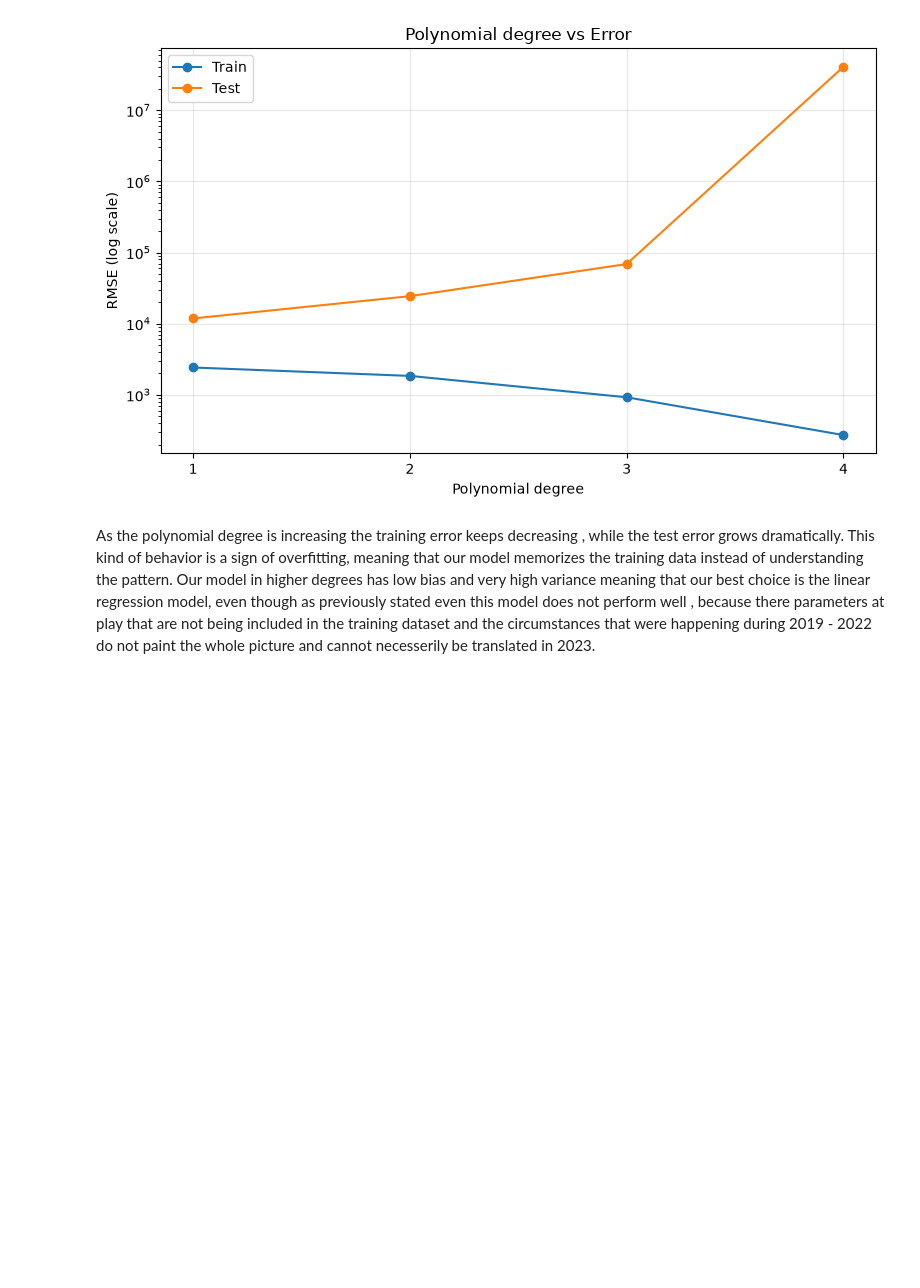
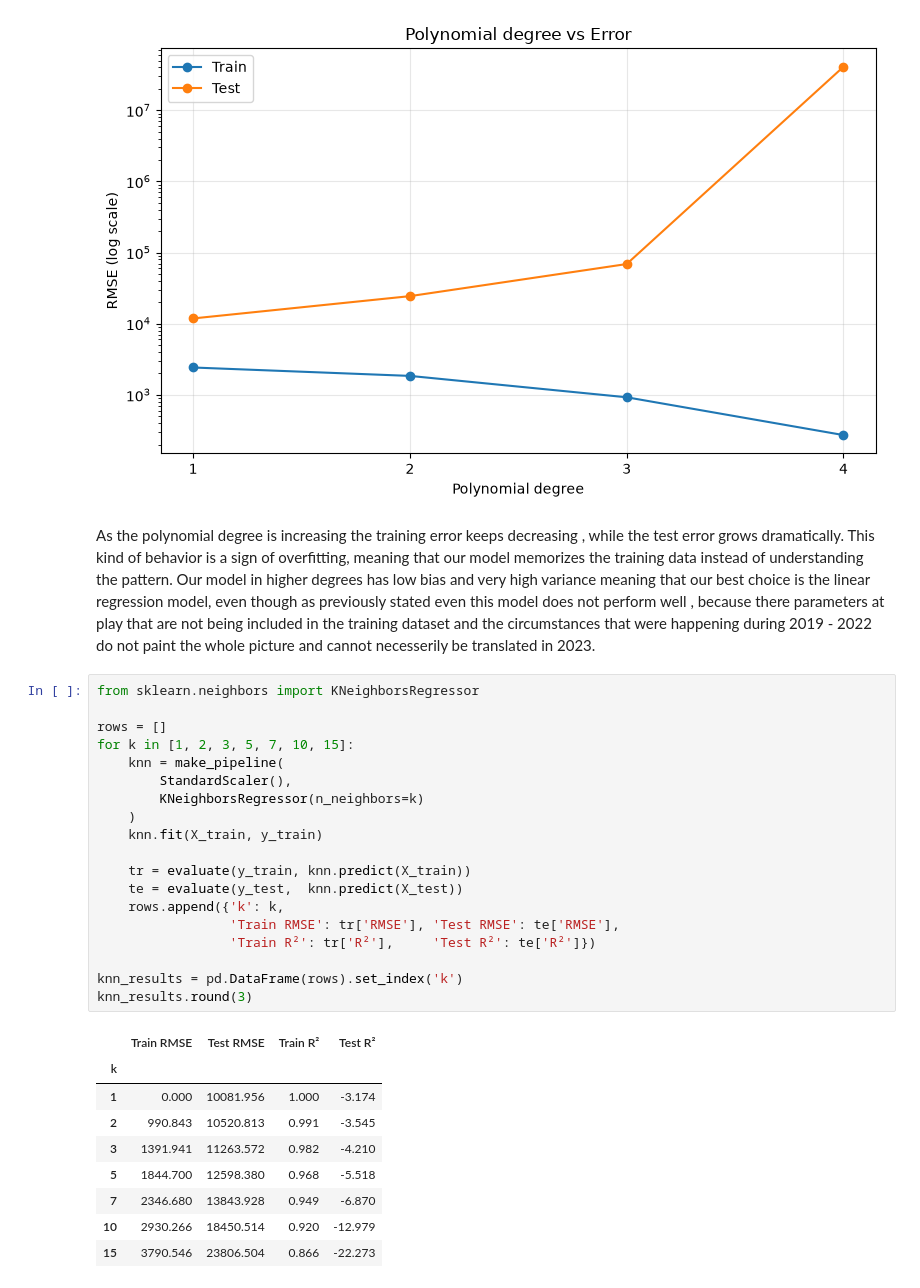
Before and after one commit to dimitristsitouras/DS-Fundamentals, a Jupyter notebook: week7/midterm_project.ipynb, the cells around one changed output. Saved outputs shown, nothing was run; the diff lists cells and outputs as text; blank space fills up the shorter version.

```diff
--- a/week7/midterm_project.ipynb
+++ b/week7/midterm_project.ipynb
@@ -496,3 +496,32 @@ plt.show()
 [figure]
 # %% [markdown]
 As the polynomial degree is increasing the training error keeps decreasing , while the test error grows dramatically. This kind of behavior is a sign of overfitting, meaning that our model memorizes the training data instead of understanding the pattern. Our model in higher degrees has low bias and very high variance meaning that our best choice is the linear regression model, even though as previously stated even this model does not perform well , because there parameters at play that are not being included in the training dataset and the circumstances that were happening during 2019 - 2022 do not paint the whole picture and cannot necesserily be translated in 2023.
+# %%
+from sklearn.neighbors import KNeighborsRegressor
+
+rows = []
+for k in [1, 2, 3, 5, 7, 10, 15]:
+    knn = make_pipeline(
+        StandardScaler(),
+        KNeighborsRegressor(n_neighbors=k)
+    )
+    knn.fit(X_train, y_train)
+
+    tr = evaluate(y_train, knn.predict(X_train))
+    te = evaluate(y_test,  knn.predict(X_test))
+    rows.append({'k': k,
+                 'Train RMSE': tr['RMSE'], 'Test RMSE': te['RMSE'],
+                 'Train R²': tr['R²'],     'Test R²': te['R²']})
+
+knn_results = pd.DataFrame(rows).set_index('k')
+knn_results.round(3)
+# %% [output]
+|  | Train RMSE | Test RMSE | Train R² | Test R² |
+| k |  |  |  |  |
+| 1 | 0.000 | 10081.956 | 1.000 | -3.174 |
+| 2 | 990.843 | 10520.813 | 0.991 | -3.545 |
+| 3 | 1391.941 | 11263.572 | 0.982 | -4.210 |
+| 5 | 1844.700 | 12598.380 | 0.968 | -5.518 |
+| 7 | 2346.680 | 13843.928 | 0.949 | -6.870 |
+| 10 | 2930.266 | 18450.514 | 0.920 | -12.979 |
+| 15 | 3790.546 | 23806.504 | 0.866 | -22.273 |
```
Also changed, not shown: parts of 3 cells of this notebook.
